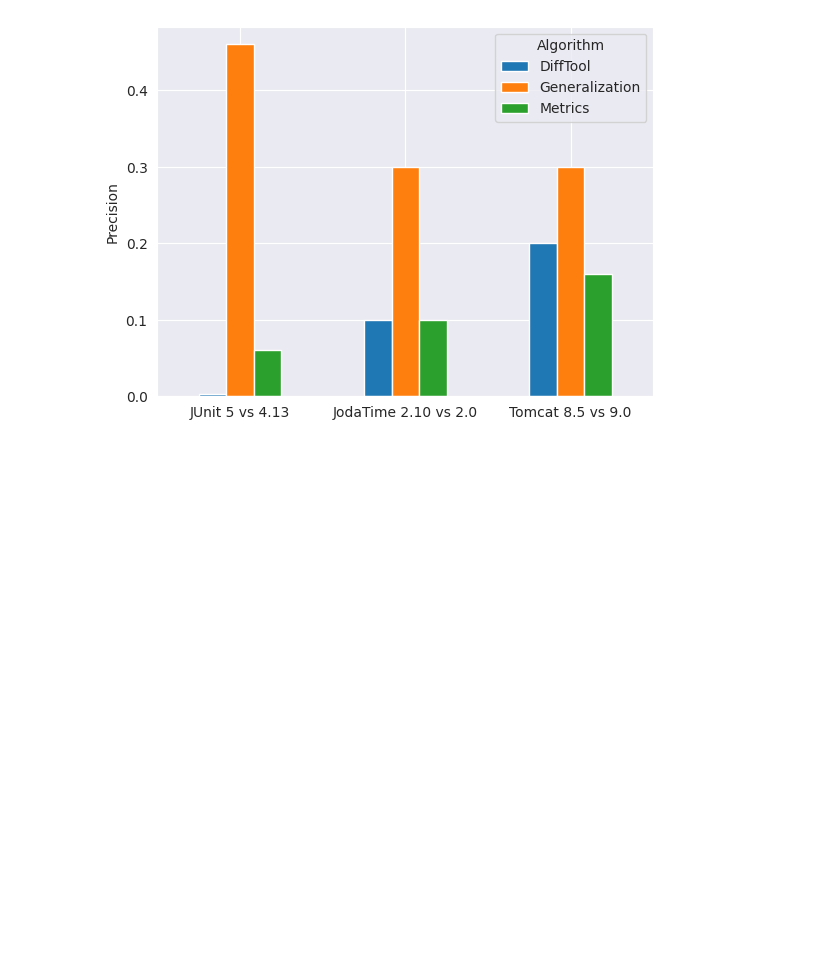
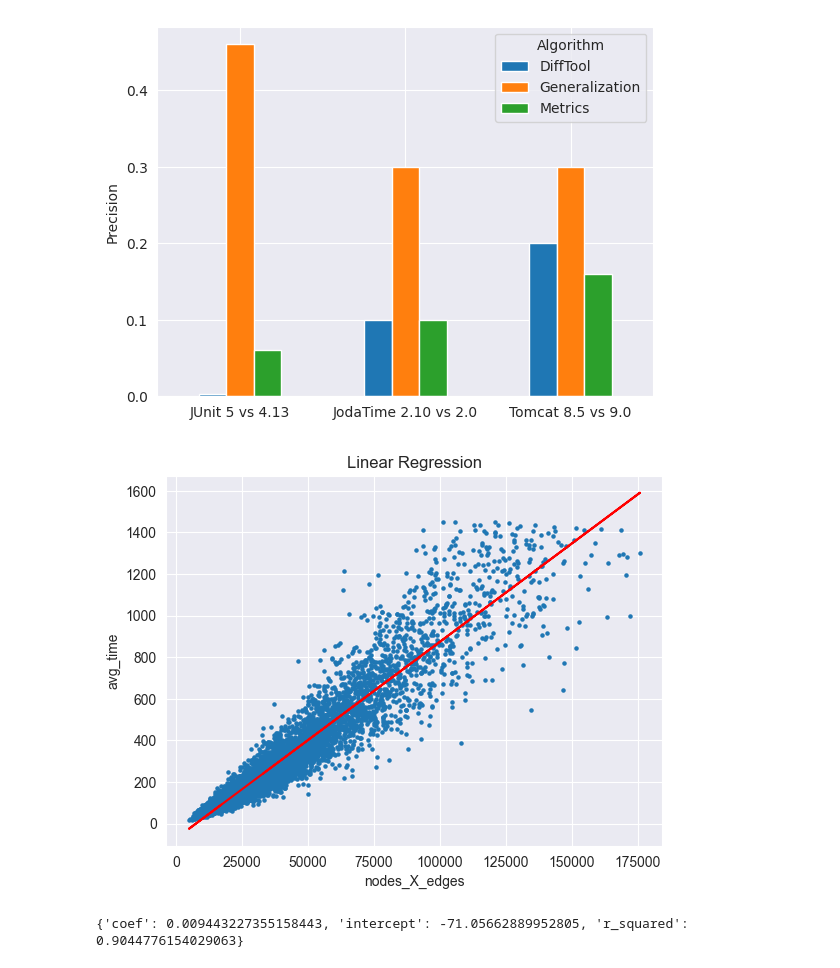
Before and after one commit to mreza-kiani/graph-generalization-algorithm, a Jupyter notebook: src/main/resources/scripts/performance/CodeSearchNet/analyzer.ipynb, the cells around one changed output. Cells and saved outputs as stored; diff of their text form; code cells hidden in the pictures; blank space fills up the shorter version.

```diff
--- a/src/main/resources/scripts/performance/CodeSearchNet/analyzer.ipynb
+++ b/src/main/resources/scripts/performance/CodeSearchNet/analyzer.ipynb
@@ -732,3 +738,16 @@ plt.ylabel("Precision")
 # %% [output]
 Text(0, 0.5, 'Precision')
 [figure]
+# %%
+percentile = 0.95
+
+quantile = df['avg_time'].quantile(percentile)
+plt_df = df[df['avg_time'] < quantile]
+
+quantile = df['avg_time'].quantile(percentile)
+plt_random_df = random_df[random_df['avg_time'] < quantile]
+
+linear_regression_of(plt_df, 'nodes_X_edges', 'avg_time')
+# %% [output]
+[figure, added]
+{'coef': 0.009443227355158443, 'intercept': -71.05662889952805, 'r_squared': 0.9044776154029063}
```
Also changed, not shown: parts of 8 cells of this notebook, 15 other files.
